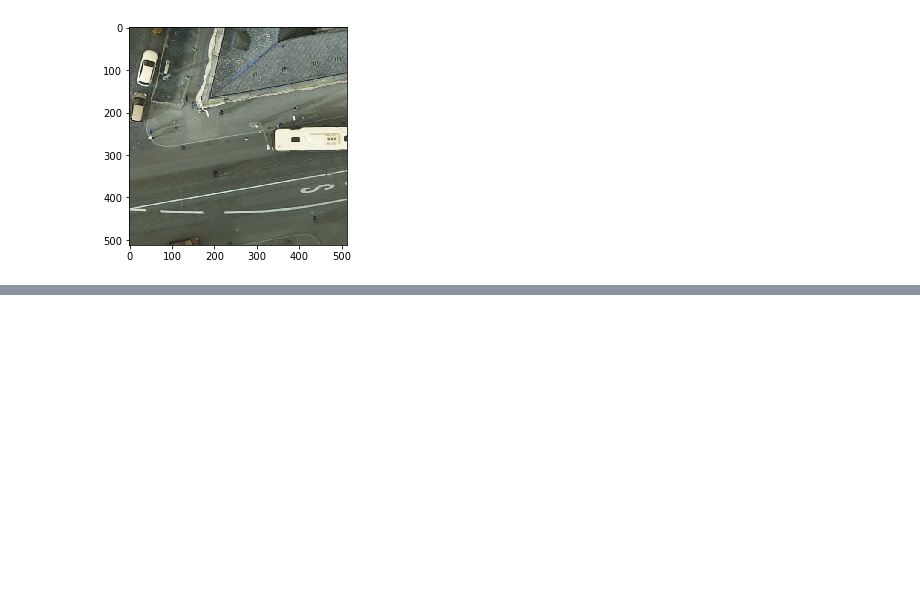
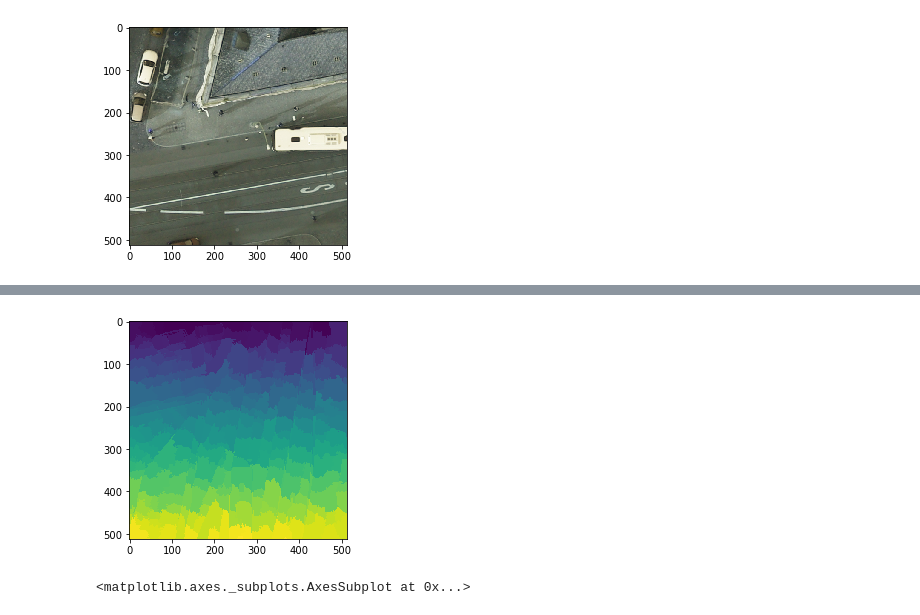
Before and after one commit to aspenmanning/learn_python, a Jupyter notebook: Assignment_093019.ipynb, the cells around one changed output, grey strips where cells are left out. Drawn from its saved outputs; the diff is of its cells as text; code cells hidden in the pictures; blank space fills up the shorter version.

```diff
--- a/Assignment_093019.ipynb
+++ b/Assignment_093019.ipynb
@@ -71,0 +134,14 @@ for j in [0.01, 0.1, 1, 10, 100]:
+# %%
+from skimage.segmentation import quickshift
+
+qsparams={"ratio":1.0}
+for l in [0.0, 0.25, 0.5, 0.75]:
+    qsparams ["ratio"]=l
+
+
+    qs_potsdam = quickshift(wintrans, **qsparams)
+# %%
+show(qs_potsdam)
+# %% [output]
+[figure, added]
+<matplotlib.axes._subplots.AxesSubplot at 0x...>
```
Also changed, not shown: parts of 12 cells of this notebook.
